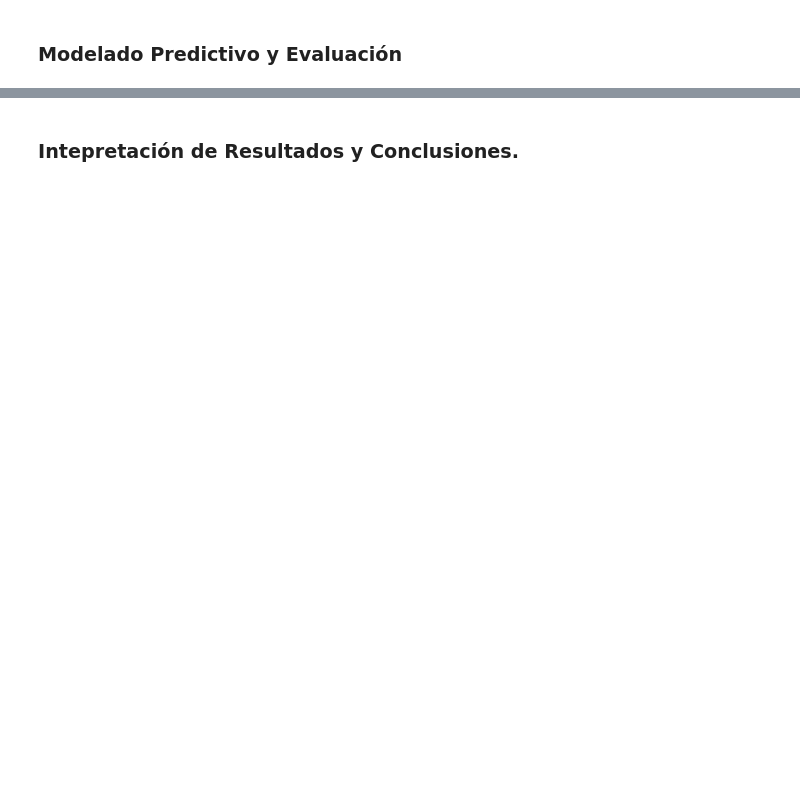
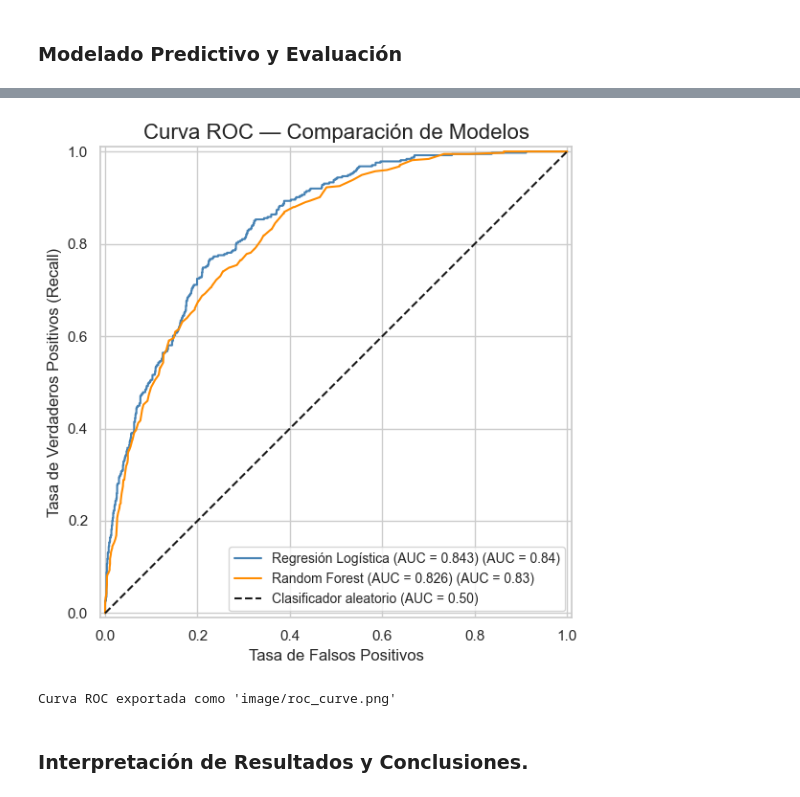
Before and after one commit to rb-olivera/Telecom-X-Parte-Dos---AluraLatam, a Jupyter notebook: Telecom_X_ParteDos.ipynb, the cells around one changed output, grey strips where cells are left out. Drawn from its saved outputs; the diff is of its cells as text; code cells hidden in the pictures; blank space fills up the shorter version.

```diff
--- a/Telecom_X_ParteDos.ipynb
+++ b/Telecom_X_ParteDos.ipynb
@@ -666,7 +624,38 @@ Random Forest          0.7850     0.6282  0.4652    0.5346   0.8246
 
 Modelos entrenados y evaluados.
+# %%
+# ── Curva ROC comparativa ──────────────────────────────────────────────────────
+from sklearn.metrics import RocCurveDisplay
+
+fig, ax = plt.subplots(figsize=(8, 6))
+
+RocCurveDisplay.from_predictions(
+    y_test, y_prob_log_reg,
+    name=f"Regresión Logística (AUC = {roc_auc_lr:.3f})",
+    ax=ax, color='steelblue'
+)
+RocCurveDisplay.from_predictions(
+    y_test, y_prob_rf,
+    name=f"Random Forest (AUC = {roc_auc_rf:.3f})",
+    ax=ax, color='darkorange'
+)
+ax.plot([0, 1], [0, 1], 'k--', label='Clasificador aleatorio (AUC = 0.50)')
+ax.set_title('Curva ROC — Comparación de Modelos', fontsize=16)
+ax.set_xlabel('Tasa de Falsos Positivos', fontsize=12)
+ax.set_ylabel('Tasa de Verdaderos Positivos (Recall)', fontsize=12)
+ax.legend(loc='lower right', fontsize=10)
+plt.tight_layout()
+
+import os
+os.makedirs('image', exist_ok=True)
+plt.savefig('image/roc_curve.png', dpi=150, bbox_inches='tight')
+plt.show()
+print("Curva ROC exportada como 'image/roc_curve.png'")
+# %% [output]
+[figure, added]
+Curva ROC exportada como 'image/roc_curve.png'
 # %% [markdown]
-### Intepretación de Resultados y Conclusiones.
+### Interpretación de Resultados y Conclusiones.
 # %%
 # 1. Análisis de Importancia de Variables (Random Forest)
 print("\nImportancia de las Características (Variables) según Random Forest.")
```
Also changed, not shown: parts of 7 cells of this notebook, 4 other files.
